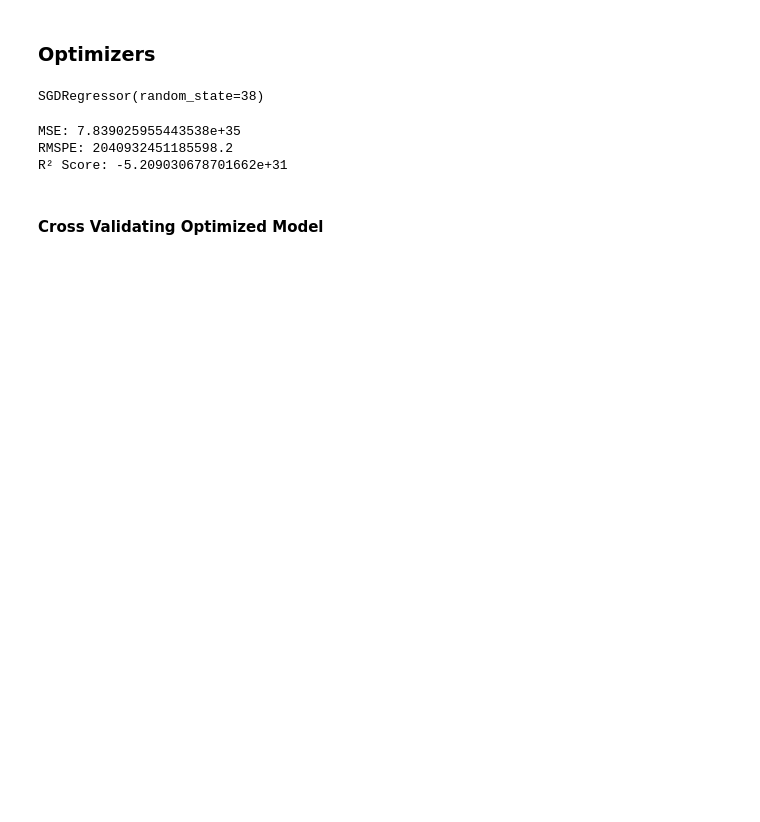
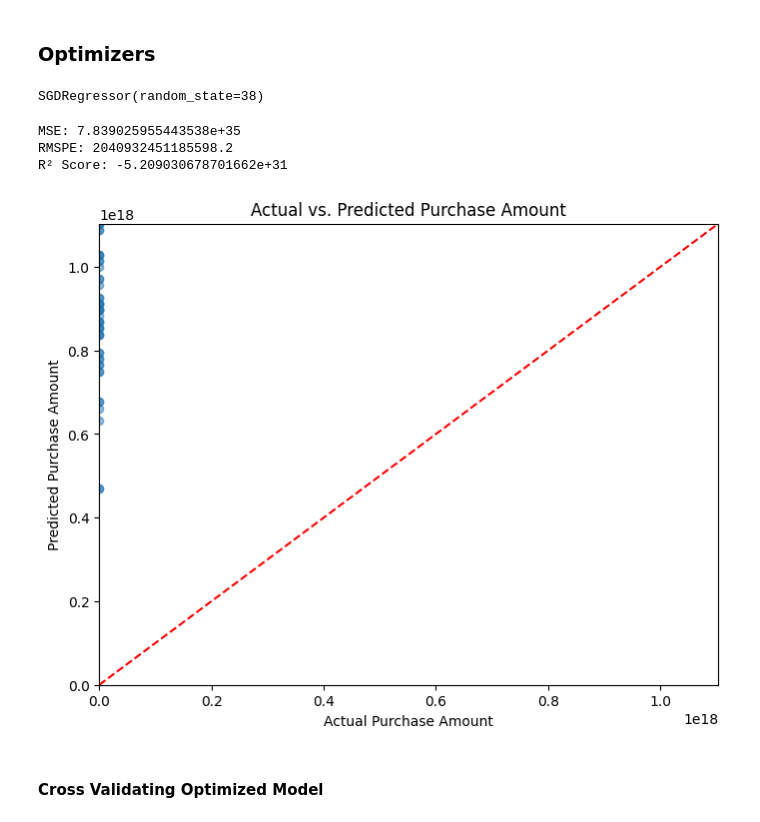
Before and after one commit to elioc1341/customer_purchasing_behaviour, a Jupyter notebook: experiments/LR/01.Linear_Regression_new.ipynb, the cells around one changed output. Saved outputs shown, nothing was run; the diff lists cells and outputs as text; code cells hidden in the pictures; blank space fills up the shorter version.

```diff
--- a/experiments/LR/01.Linear_Regression_new.ipynb
+++ b/experiments/LR/01.Linear_Regression_new.ipynb
@@ -346,6 +378,19 @@ print("R² Score:", r2_score(y_test_Optimizer, y_pred_Optimizer))
 MSE: 7.839025955443538e+35
 RMSPE: 2040932451185598.2
 R² Score: -5.209030678701662e+31
+# %%
+plt.figure(figsize=(8, 6))
+plt.scatter(y_test, y_pred_Optimizer, alpha=0.5)
+plt.xlabel("Actual Purchase Amount")
+plt.ylabel("Predicted Purchase Amount")
+plt.title("Actual vs. Predicted Purchase Amount")
+min_val = min(y_test.min(), y_pred_Optimizer.min())
+max_val = max(y_test.max(), y_pred_Optimizer.max())
+plt.plot([min_val, max_val], [min_val, max_val], 'r--')
+plt.ylim(min_val, max_val)
+plt.show()
+# %% [output]
+[figure, added]
 # %% [markdown]
 #### Cross Validating Optimized Model ####
 # %%
```
Also changed, not shown: parts of 9 cells of this notebook.
